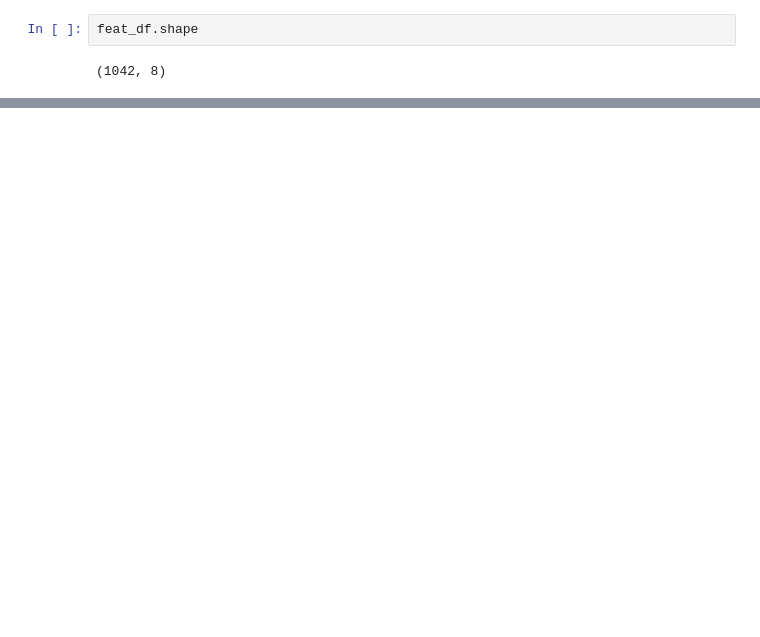
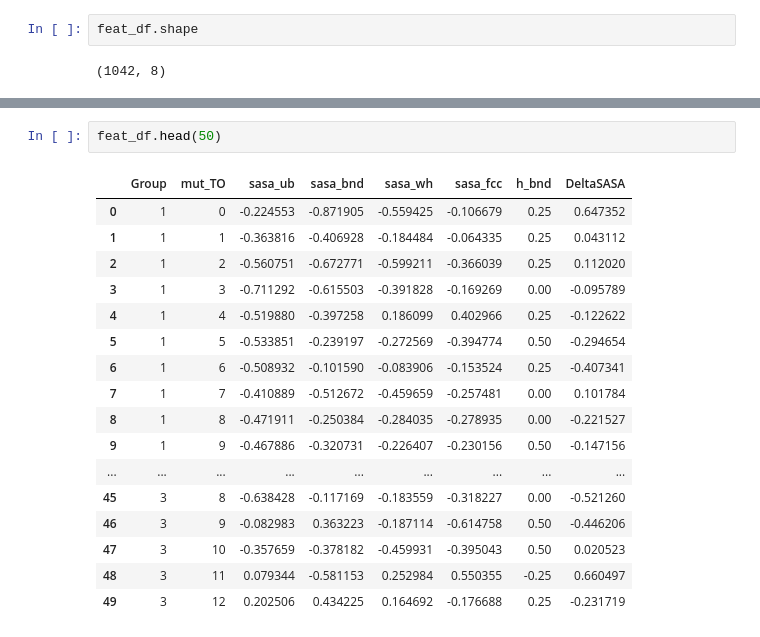
Before and after one commit to return0ftheFaraz/CS512, a Jupyter notebook: alize1.ipynb, the cells around one changed output, grey strips where cells are left out. Saved outputs shown, nothing was run; the diff lists cells and outputs as text; blank space fills up the shorter version.

```diff
--- a/alize1.ipynb
+++ b/alize1.ipynb
@@ -735,0 +737,20 @@ feat_df.shape
+# %%
+feat_df.head(50)
+# %% [output]
+|  | Group | mut_TO | sasa_ub | sasa_bnd | sasa_wh | sasa_fcc | h_bnd | DeltaSASA |
+| 0 | 1 | 0 | -0.224553 | -0.871905 | -0.559425 | -0.106679 | 0.25 | 0.647352 |
+| 1 | 1 | 1 | -0.363816 | -0.406928 | -0.184484 | -0.064335 | 0.25 | 0.043112 |
+| 2 | 1 | 2 | -0.560751 | -0.672771 | -0.599211 | -0.366039 | 0.25 | 0.112020 |
+| 3 | 1 | 3 | -0.711292 | -0.615503 | -0.391828 | -0.169269 | 0.00 | -0.095789 |
+| 4 | 1 | 4 | -0.519880 | -0.397258 | 0.186099 | 0.402966 | 0.25 | -0.122622 |
+| 5 | 1 | 5 | -0.533851 | -0.239197 | -0.272569 | -0.394774 | 0.50 | -0.294654 |
+| 6 | 1 | 6 | -0.508932 | -0.101590 | -0.083906 | -0.153524 | 0.25 | -0.407341 |
+| 7 | 1 | 7 | -0.410889 | -0.512672 | -0.459659 | -0.257481 | 0.00 | 0.101784 |
+| 8 | 1 | 8 | -0.471911 | -0.250384 | -0.284035 | -0.278935 | 0.00 | -0.221527 |
+| 9 | 1 | 9 | -0.467886 | -0.320731 | -0.226407 | -0.230156 | 0.50 | -0.147156 |
+| ... | ... | ... | ... | ... | ... | ... | ... | ... |
+| 45 | 3 | 8 | -0.638428 | -0.117169 | -0.183559 | -0.318227 | 0.00 | -0.521260 |
+| 46 | 3 | 9 | -0.082983 | 0.363223 | -0.187114 | -0.614758 | 0.50 | -0.446206 |
+| 47 | 3 | 10 | -0.357659 | -0.378182 | -0.459931 | -0.395043 | 0.50 | 0.020523 |
+| 48 | 3 | 11 | 0.079344 | -0.581153 | 0.252984 | 0.550355 | -0.25 | 0.660497 |
+| 49 | 3 | 12 | 0.202506 | 0.434225 | 0.164692 | -0.176688 | 0.25 | -0.231719 |
```
Also changed, not shown: parts of 23 cells of this notebook.
